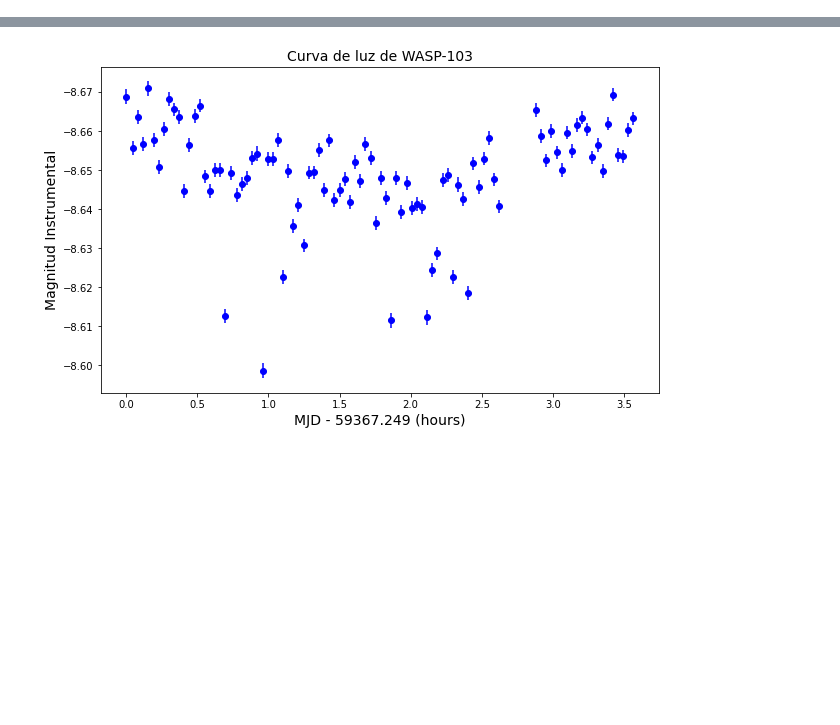
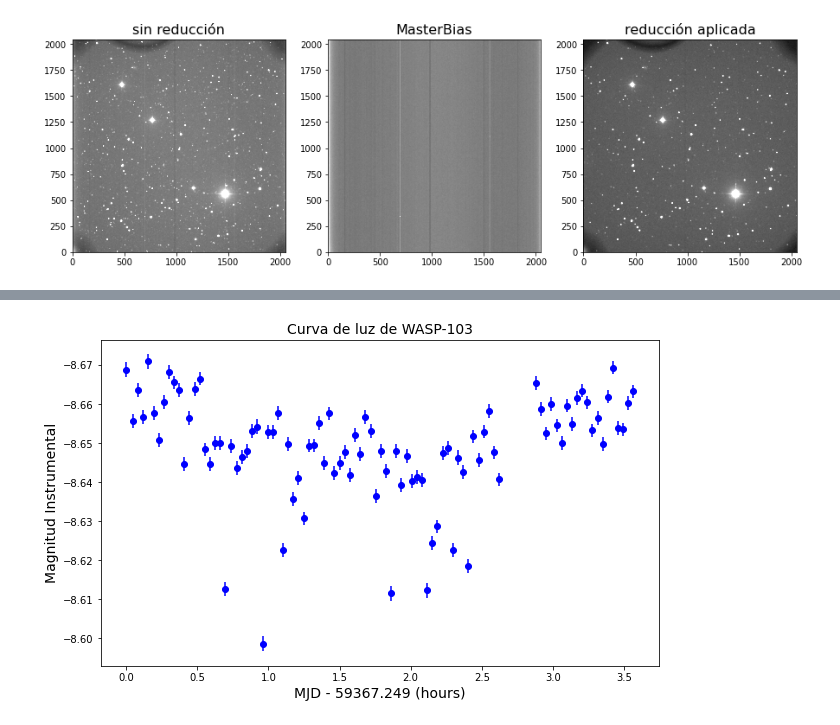
Before and after one commit to tanaxer01/DHA1001_Transito, a Jupyter notebook: Informe.ipynb, the cells around one changed output, grey strips where cells are left out. Saved outputs shown, nothing was run; the diff lists cells and outputs as text; code cells hidden in the pictures; blank space fills up the shorter version.

```diff
--- a/Informe.ipynb
+++ b/Informe.ipynb
@@ -22,11 +36,12 @@ Una vez hayan sido filtradas, volveremos a centrar las imagenes dejandolas lista
 # %%
-# Generamos los grupos de imagenes para cada filtro
-bias_stuff = [ "Bias{0:08d}.fit".format(i) for i in range(319,329) ]
-dark_stuff = [ "Dark{0:08d}.fit".format(i) for i in range(313,318) ]
-flat_stuff = [ "FLAT_sloan_r_B22-{0:03d}.fit".format(i) for i in range(1,6)]
+# calculamos la mediana de las imagenes BIAS
+crear_masterbias(bias_stuff,"MasterBias.fits",data_loc+"wasp103_raw",data_loc+"wasp103_red",recalc)
 
-# calculamos la mediana de las imagenes bias
-crear_masterbias(bias_stuff, nombre_bias="MasterBias.fits",
-                 directorio_imagenes_originales= data_loc+"wasp103_raw",
-                 directorio_imagenes_reducidas= data_loc+"wasp103_red",
-                 recalcular= recalc)
+#calculamos y visualizamos que tal se ve esta reducción
+reducir_imagenes_ciencia(waw_science,'soloBias',True,None,None,"MasterBias.fits",data_loc+"wasp103_raw",data_loc+"wasp103_red",recalc)
+plt.figure(figsize=(15,10))
+agregar_imagen( plt.subplot(1,3,1), data_loc+"wasp103_raw/00000072.fit", titulo="sin reducción")
+agregar_imagen( plt.subplot(1,3,2), data_loc+"wasp103_red/MasterBias.fits", titulo="MasterBias")
+agregar_imagen( plt.subplot(1,3,3), data_loc+"wasp103_red/soloBias_00000072.fit", titulo="reducción aplicada")
+# %% [output]
+[figure, added]
```
Also changed, not shown: parts of 14 cells of this notebook.
